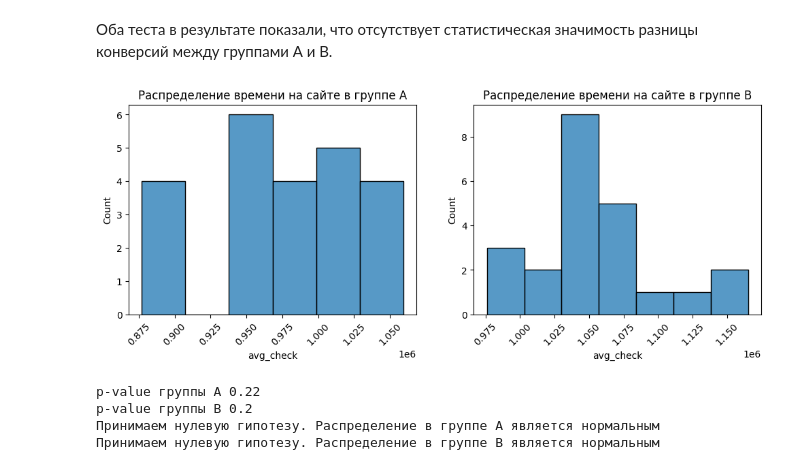
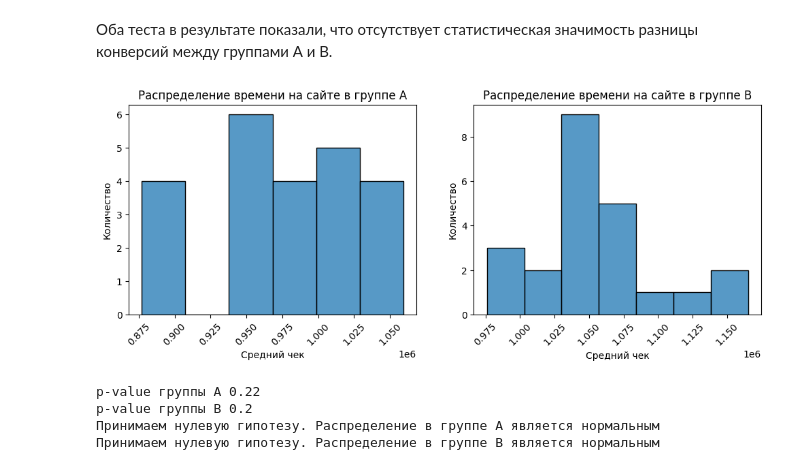
Before and after one commit to vadimkopytko/learning, a Jupyter notebook: SkillFactory/DS_PROD_4_AB/DS_4_Practice.ipynb, the cells around one changed output. Cells and saved outputs as stored; diff of their text form; code cells hidden in the pictures.

```diff
--- a/SkillFactory/DS_PROD_4_AB/DS_4_Practice.ipynb
+++ b/SkillFactory/DS_PROD_4_AB/DS_4_Practice.ipynb
@@ -341,14 +341,18 @@ p-value:  0.239
 # %%
 # построим гистограммы  для проверки на нормальность
 fig, axes = plt.subplots(1, 2, figsize=(12, 4))
 sns.histplot(x='avg_check', data=data_group_date[data_group_date['group'] == 'A'], ax=axes[0])
 axes[0].xaxis.set_tick_params(rotation = 45)
-axes[0].set_title('Распределение времени на сайте в группе А');
+axes[0].set_title('Распределение времени на сайте в группе А')
+axes[0].set_xlabel('Средний чек')
+axes[0].set_ylabel('Количество')
 sns.histplot(x='avg_check', data=data_group_date[data_group_date['group'] == 'B'], ax=axes[1])
 axes[1].set_title('Распределение времени на сайте в группе B')
-axes[1].xaxis.set_tick_params(rotation = 45);
+axes[1].xaxis.set_tick_params(rotation = 45)
+axes[1].set_xlabel('Средний чек')
+axes[1].set_ylabel('Количество');
 # %% [output]
-[figure, old version]
+[figure, new version]
 # %%
 # вычисляем результат теста Шапиро — Уилка для выборок
 shapiro_result_a = shapiro(data_group_date[data_group_date['group'] == 'A']['avg_check'])
```
